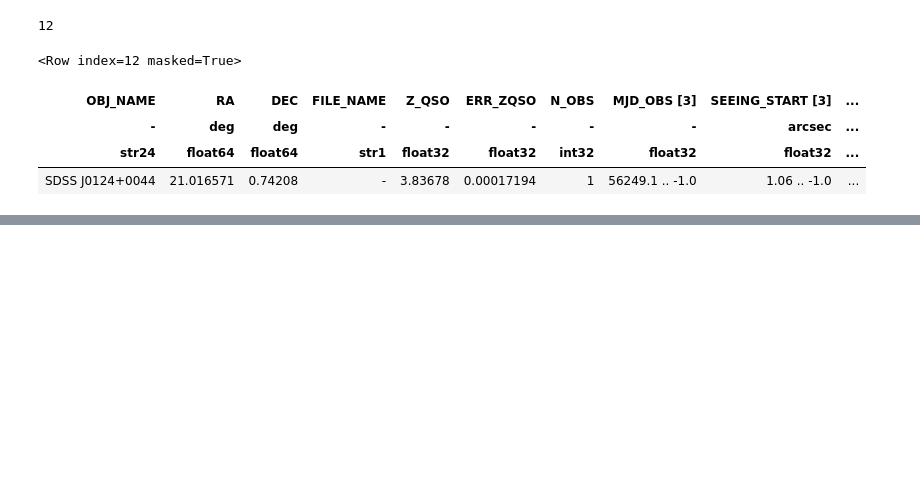
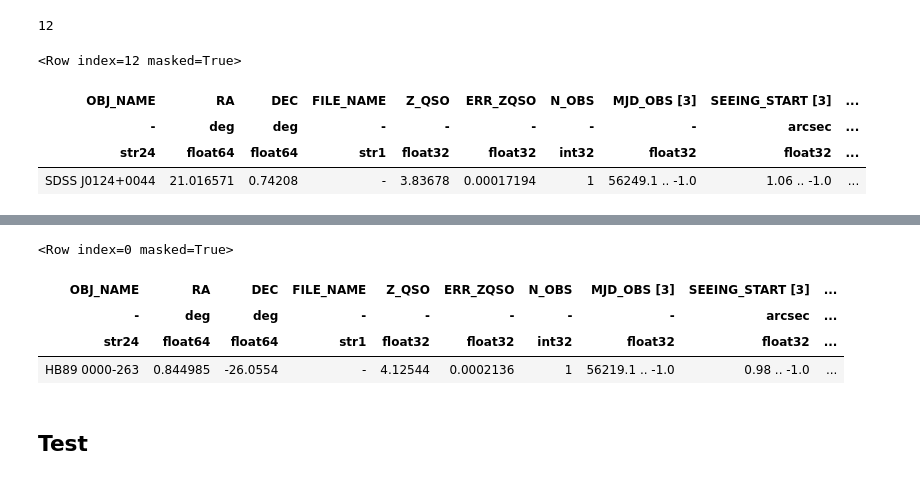
Before and after one commit to specdb/igmspec, a Jupyter notebook: docs/datasets/XQ-100.ipynb, the cells around one changed output, grey strips where cells are left out. Saved outputs shown, nothing was run; the diff lists cells and outputs as text; code cells hidden in the pictures; blank space fills up the shorter version.

```diff
--- a/docs/datasets/XQ-100.ipynb
+++ b/docs/datasets/XQ-100.ipynb
@@ -234,0 +324,10 @@ meta[imt]
+# %%
+meta[0]
+# %% [output]
+<Row index=0 masked=True>
+| OBJ_NAME | RA | DEC | FILE_NAME | Z_QSO | ERR_ZQSO | N_OBS | MJD_OBS [3] | SEEING_START [3] | ... |
+| - | deg | deg | - | - | - | - | - | arcsec | ... |
+| str24 | float64 | float64 | str1 | float32 | float32 | int32 | float32 | float32 | ... |
+| HB89 0000-263 | 0.844985 | -26.0554 | - | 4.12544 | 0.0002136 | 1 | 56219.1 .. -1.0 | 0.98 .. -1.0 | ... |
+# %% [markdown]
+## Test
```
Also changed, not shown: parts of 16 cells of this notebook, 2 other files.
